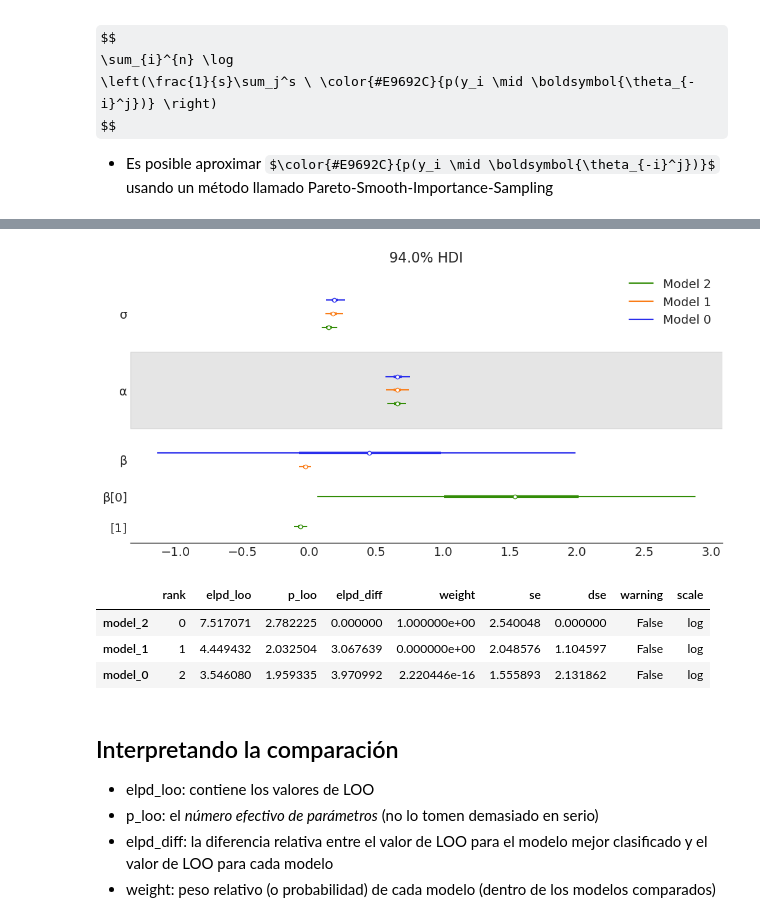
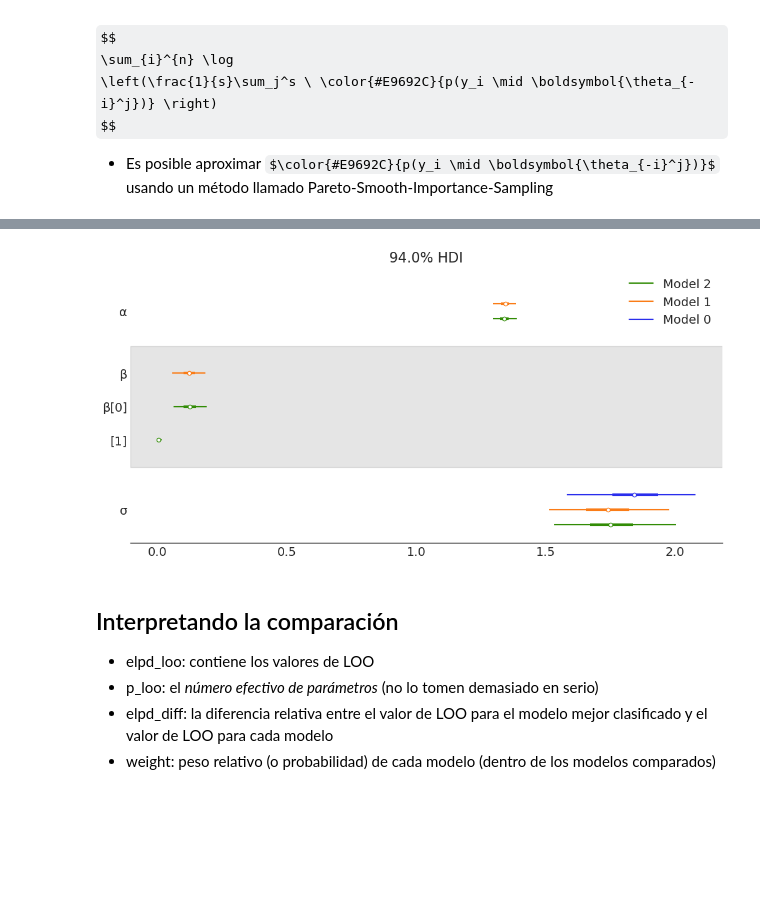
Before and after one commit to Grupo-de-modelado-probabilista/modelado_bayesiano, a Jupyter notebook: diapo/diapo_06.ipynb, the cells around one changed output, grey strips where cells are left out. Cells and saved outputs as stored; diff of their text form; code cells hidden in the pictures; some formulas as TeX source; blank space fills up the shorter version.

```diff
--- a/diapo/diapo_06.ipynb
+++ b/diapo/diapo_06.ipynb
@@ -279,13 +318,16 @@ d.head()
 # %%
-with pm.Model() as modelo_0:
-    α = pm.Normal('α', mu=0, sigma=10)
-    β = pm.Normal('β', mu=0, sigma=10)
-    σ = pm.HalfNormal('σ', 10)
+with pm.Model() as modelo_plt:
+    α = pm.Normal("α", 0, 1)
+    β = pm.Normal("β", 0, 1)
 
-    μ = α + β * d['neocortex']
+    p = pm.Deterministic("p", α + β * d.tratamiento)
 
-    kcal = pm.Normal('kcal', mu=μ, sigma=σ, observed=d['kcal.per.g'])
-    idata_0 = pm.sample(2000)
+    μ = pm.Deterministic("μ", p * d.h0)
+    σ = pm.Exponential("σ", 1)
+
+    h1 = pm.Normal("h1", mu=μ, sigma=σ, observed=d.h1)
+
+    idata_plt = pm.sample()
 # %% [output]
 Auto-assigning NUTS sampler...
 Initializing NUTS using jitter+adapt_diag...
@@ -296,14 +340,16 @@ Sampling 4 chains for 1_000 tune and 2_000 draw iterations (4_000 + 8_000 draws
 # %%
-with pm.Model() as model0_1:
-    α = pm.Normal('α', mu=0, sigma=10)
-    β = pm.Normal('β', mu=0, sigma=1)
-    σ = pm.HalfNormal('σ', 10)
+with pm.Model() as modelo_plth:
+    α = pm.HalfNormal("α", 1)
+    β = pm.HalfNormal("β", 1, shape=2)
 
-    μ = α + β * d['log_mass']
+    p = pm.Deterministic("p", α + β[0] * d.tratamiento + β[1] * d.hongo)
 
-    kcal = pm.Normal('kcal', mu=μ, sigma=σ, observed=d['kcal.per.g'])
+    μ = pm.Deterministic("μ", p * d.h0)
+    σ = pm.Exponential("σ", 1)
 
-    idata_1 = pm.sample(2000)
+    h1 = pm.Normal("h1", mu=μ, sigma=σ, observed=d.h1)
+
+    idata_plth = pm.sample()
 # %% [output]
 Auto-assigning NUTS sampler...
 Initializing NUTS using jitter+adapt_diag...
@@ -332,17 +374,8 @@ Sampling 4 chains for 1_000 tune and 1_000 draw iterations (4_000 + 4_000 draws
 # %%
-idatas = [idata_0, idata_1, idata_2]
-az.plot_forest(idatas, figsize=(10, 5), combined=True);
+idatas = [idata_p, idata_plt, idata_plth]
+az.plot_forest(idatas, figsize=(10, 5), combined=True, var_names=["~p", "~μ"]);
 # %% [output]
-[figure, old version]
+[figure, new version]
-# %%
-model_dict = dict(zip(['model_0', 'model_1', 'model_2'], idatas))
-comp = az.compare(model_dict)
-comp
-# %% [output]
-|  | rank | elpd_loo | p_loo | elpd_diff | weight | se | dse | warning | scale |
-| model_2 | 0 | 7.517071 | 2.782225 | 0.000000 | 1.000000e+00 | 2.540048 | 0.000000 | False | log |
-| model_1 | 1 | 4.449432 | 2.032504 | 3.067639 | 0.000000e+00 | 2.048576 | 1.104597 | False | log |
-| model_0 | 2 | 3.546080 | 1.959335 | 3.970992 | 2.220446e-16 | 1.555893 | 2.131862 | False | log |
 # %% [markdown]
 ## Interpretando la comparación
 
```
Also changed, not shown: parts of 17 cells of this notebook, 4 other files.
